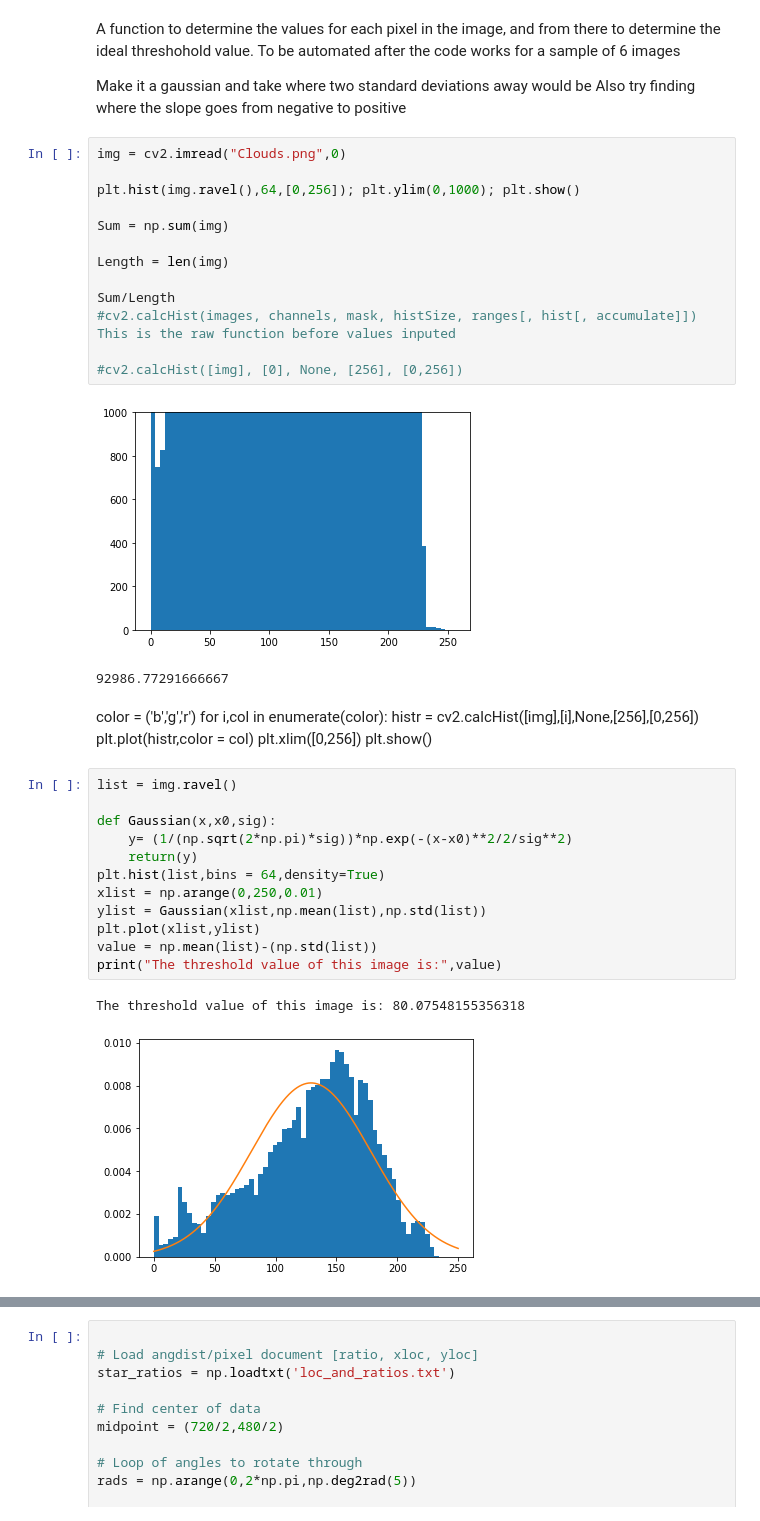
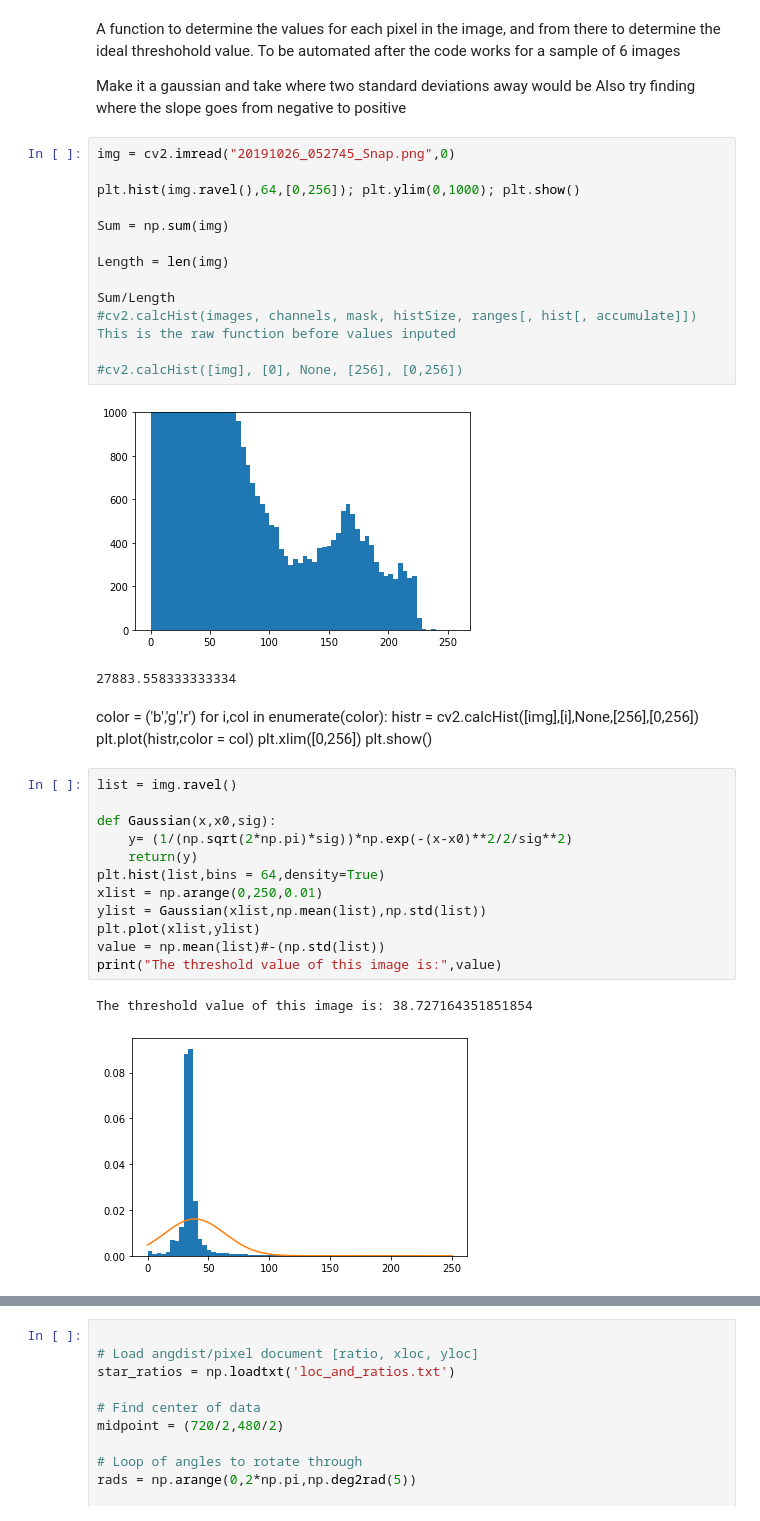
Before and after one commit to RemboldAsteroids/Gary, a Jupyter notebook: Threshold_Detector.ipynb, the cells around one changed output, grey strips where cells are left out. Cells and saved outputs as stored; diff of their text form.

```diff
--- a/Threshold_Detector.ipynb
+++ b/Threshold_Detector.ipynb
@@ -22,7 +22,7 @@ A function to determine the values for each pixel in the image, and from there t
 Make it a gaussian and take where two standard deviations away would be
 Also try finding where the slope goes from negative to positive
 # %%
-img = cv2.imread("Clouds.png",0)
+img = cv2.imread("20191026_052745_Snap.png",0)
 
 plt.hist(img.ravel(),64,[0,256]); plt.ylim(0,1000); plt.show()
 
@@ -35,8 +35,8 @@ Sum/Length
 
 #cv2.calcHist([img], [0], None, [256], [0,256])
 # %% [output]
-[figure, old version]
+[figure, new version]
-92986.77291666667
+27883.558333333334
 # %% [markdown]
 color = ('b','g','r')
 for i,col in enumerate(color):
@@ -47,18 +47,18 @@ plt.show()
 # %%
 list = img.ravel()
 
 def Gaussian(x,x0,sig):
     y= (1/(np.sqrt(2*np.pi)*sig))*np.exp(-(x-x0)**2/2/sig**2)
     return(y)
 plt.hist(list,bins = 64,density=True)
 xlist = np.arange(0,250,0.01)
 ylist = Gaussian(xlist,np.mean(list),np.std(list))
 plt.plot(xlist,ylist)
-value = np.mean(list)-(np.std(list))
+value = np.mean(list)#-(np.std(list))
 print("The threshold value of this image is:",value)
 # %% [output]
-The threshold value of this image is: 80.07548155356318
+The threshold value of this image is: 38.727164351851854
-[figure, old version]
+[figure, new version]
 # %%
 Cloudmap = img
 kernel = np.ones((1,1),np.uint8)
```
Also changed, not shown: parts of 1 cell of this notebook, 8 other files.
